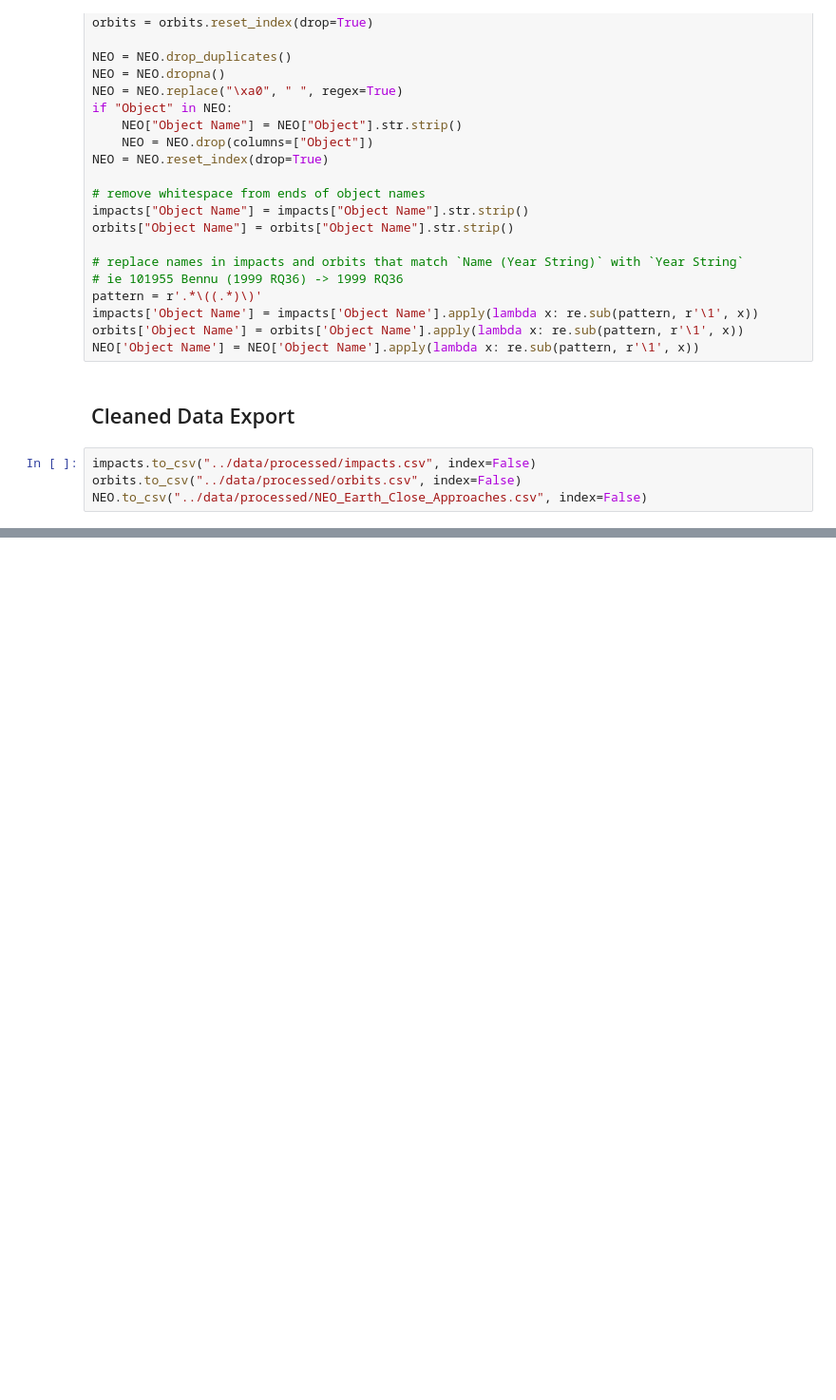
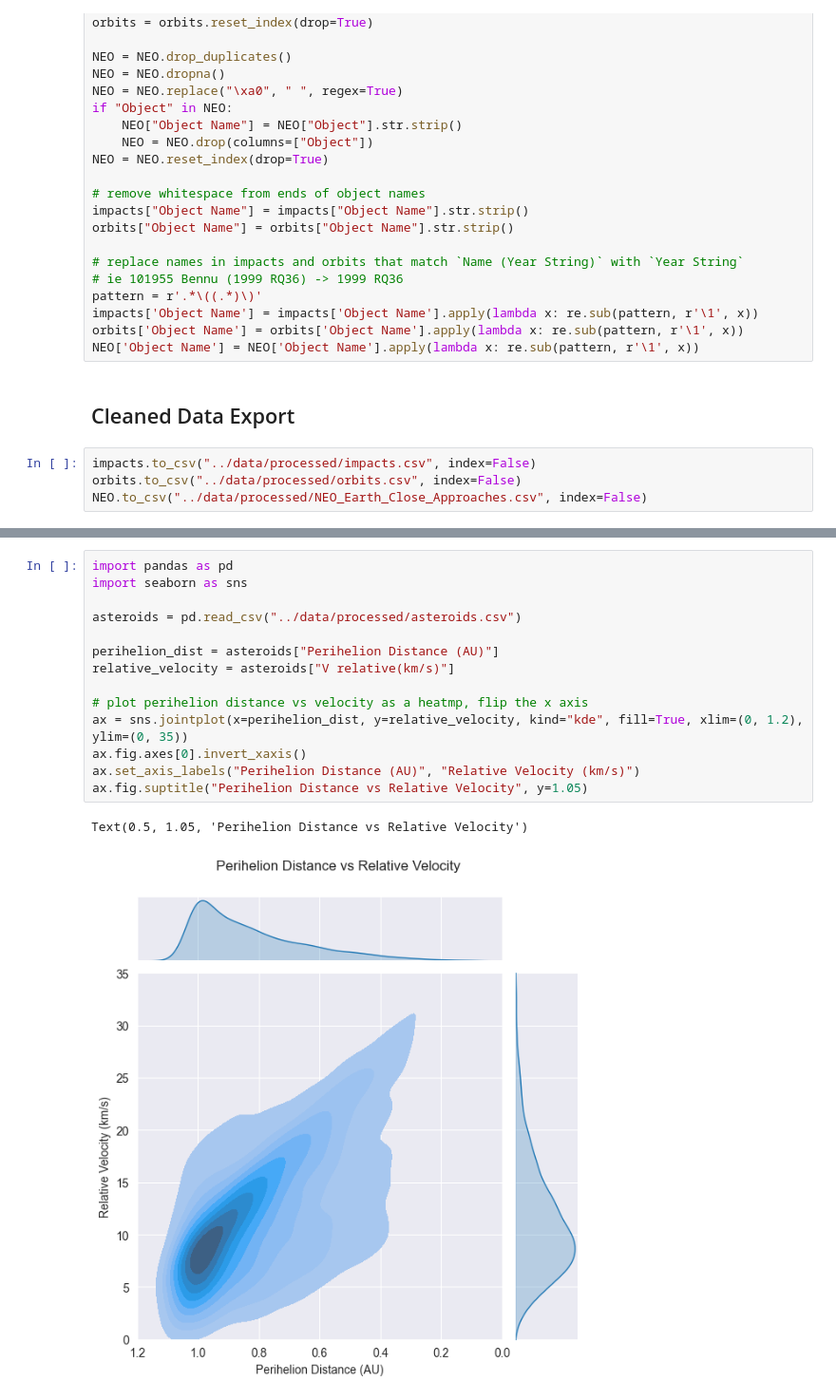
Before and after one commit to ubco-W2022T2-data301/project-group-group34, a Jupyter notebook: analysis/analysis1.ipynb, the cells around one changed output, grey strips where cells are left out. Shown at 95% size. Cells and saved outputs as stored; diff of their text form; blank space fills up the shorter version.

```diff
--- a/analysis/analysis1.ipynb
+++ b/analysis/analysis1.ipynb
@@ -90,0 +85,17 @@ ast.render_asteroid_trajectory(asteroid)
+# %%
+import pandas as pd
+import seaborn as sns
+
+asteroids = pd.read_csv("../data/processed/asteroids.csv")
+
+perihelion_dist = asteroids["Perihelion Distance (AU)"]
+relative_velocity = asteroids["V relative(km/s)"]
+
+# plot perihelion distance vs velocity as a heatmp, flip the x axis
+ax = sns.jointplot(x=perihelion_dist, y=relative_velocity, kind="kde", fill=True, xlim=(0, 1.2), ylim=(0, 35))
+ax.fig.axes[0].invert_xaxis()
+ax.set_axis_labels("Perihelion Distance (AU)", "Relative Velocity (km/s)")
+ax.fig.suptitle("Perihelion Distance vs Relative Velocity", y=1.05)
+# %% [output]
+Text(0.5, 1.05, 'Perihelion Distance vs Relative Velocity')
+[figure, added]
```
Also changed, not shown: parts of 10 cells of this notebook.
